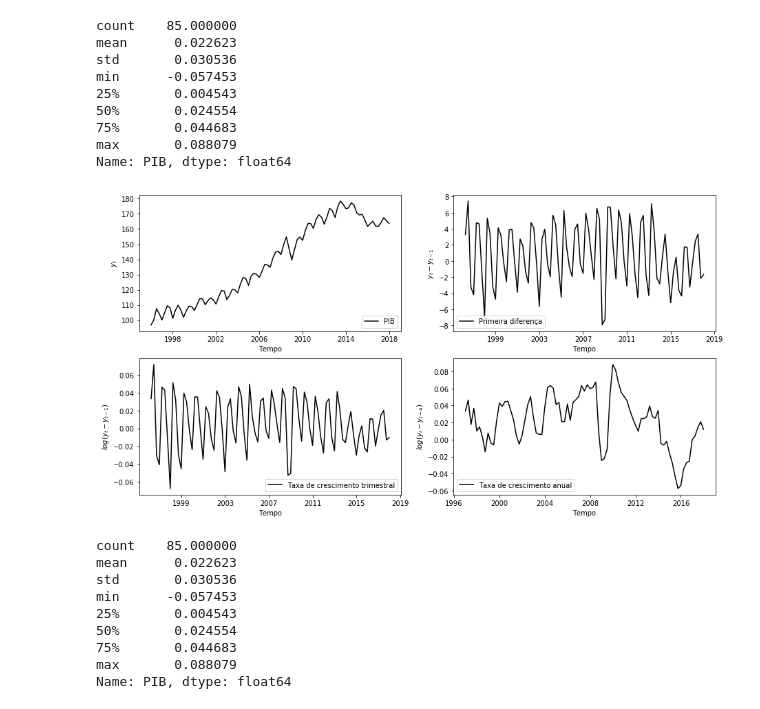
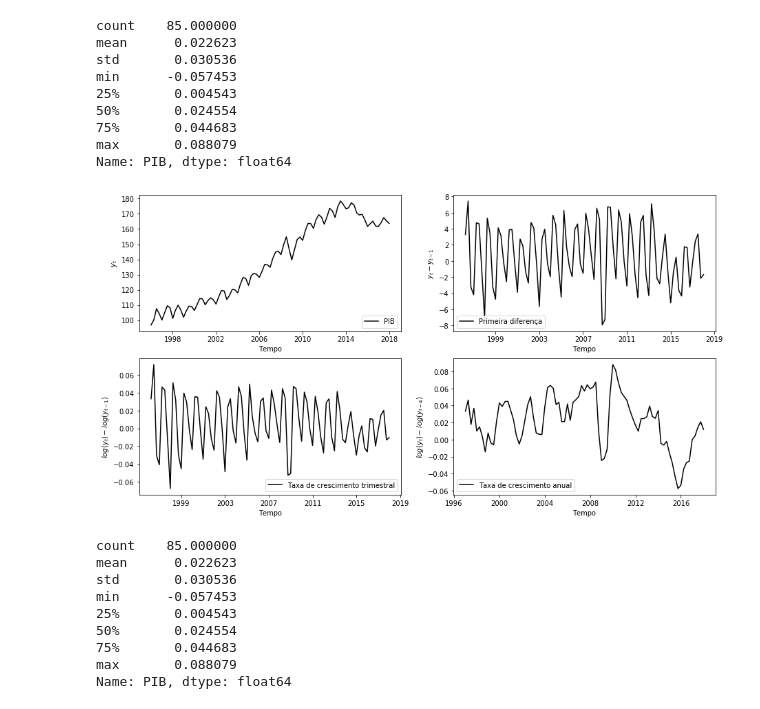
Before and after one commit to cassioraa/S-ries-temporais, a Jupyter notebook: Time_series.ipynb, the cells around one changed output. Drawn from its saved outputs; the diff is of its cells as text; code cells hidden in the pictures.

```diff
--- a/Time_series.ipynb
+++ b/Time_series.ipynb
@@ -7,21 +7,21 @@ import matplotlib.pyplot as plt # Pacote gráfico
 # %%
 #=================================================================================
 # ATENÇÃO:
-# Essa parte do código serve apenas para carregar os dados no google colaboration
+# Esta parte do código serve apenas para carregar os dados no google colaboration
 # Abaixo será explicado como carregar os dados usando o jupyter
 #=================================================================================
 
-#from google.colab import files
-#uploaded = files.upload()
+from google.colab import files
+uploaded = files.upload()
 # %%
 #=================================================================================
 # ATENÇÃO:
-# Essa parte do código serve apenas para carregar os dados no google colaboration
+# Esta parte do código serve apenas para carregar os dados no google colaboration
 # Abaixo será explicado como carregar os dados usando o jupyter
 #=================================================================================
 
-#import io
-#dados = pd.read_csv(io.StringIO(uploaded['PIB.csv'].decode('utf-8')))
+import io
+dados = pd.read_csv(io.StringIO(uploaded['PIB.csv'].decode('utf-8')))
 # %% [markdown]
 ## 1. Carregando os dados
 # %% [markdown]
@@ -29,7 +29,7 @@ Podemos carregar os dados de um arquivo do computador em diversos formatos. O c
 
 Obs.: Os dados ficam no formato DataFrame quando importado desta forma.
 # %%
-dados = pd.read_excel('/home/cassio/Documents/Estágio Docência/PIB.xlsx')
+#dados = pd.read_excel('/home/cassio/Documents/Estágio Docência/PIB.xlsx')
 
 p = pd.period_range(start="1995-01", end="2018-01", freq="Q-DEC") # Cria um índice no formato ano/mes de 3 em 3 meses
 
@@ -111,35 +112,35 @@ Name: PIB, dtype: float64
 # %%
 # Gráfico das 4 séries
 
 fig = plt.figure(figsize=(15,8))
 
 painel_1 = fig.add_subplot(2, 2, 1) # 2 linhas, 2 colunas, ocupa posição 1
 plt.plot(data96, y, color="black", label="PIB")
 plt.xlabel("Tempo")
 plt.ylabel("$y_t$")
 plt.legend(loc="lower right") # Plota legenda e define a localização
 
 painel_2 = fig.add_subplot(2, 2, 2) # 2 linhas, 2 colunas, ocupa posição 2
 plt.plot(data96[1:], dy, color="black", label="Primeira diferença" )
 plt.xlabel("Tempo")
 plt.ylabel("$y_t - y_{t-1}$")
 plt.legend(loc="lower left") # Plota legenda e define a localização
 
 painel_3 = fig.add_subplot(2, 2, 3) # 2 linhas, 2 colunas, ocupa posição 3
 plt.plot(data96[1:], gt, color="black", label="Taxa de crescimento trimestral")
 plt.xlabel("Tempo")
-plt.ylabel("$log(y_t - y_{t-1})$")
+plt.ylabel("$log(y_t) - log(y_{t-1})$")
 plt.legend(loc="lower right")
 
 painel_4 = fig.add_subplot(2, 2, 4) # 2 linhas, 2 colunas, ocupa posição 4
 plt.plot(data96[4:], ga, color="black", label="Taxa de crescimento anual")
 plt.xlabel("Tempo")
-plt.ylabel("$log(y_t - y_{t-4})$")
+plt.ylabel("$log(y_t) - log(y_{t-4})$")
 plt.legend(loc="lower left")
 
 plt.savefig('figura.pdf')
 # %% [output]
-[figure, old version]
+[figure, new version]
 # %%
 # Vamos trabalhar com a variável taxa de crescimento anual e denotá-la por Y
 
```
Also changed, not shown: parts of 14 cells of this notebook, 2 other files.
